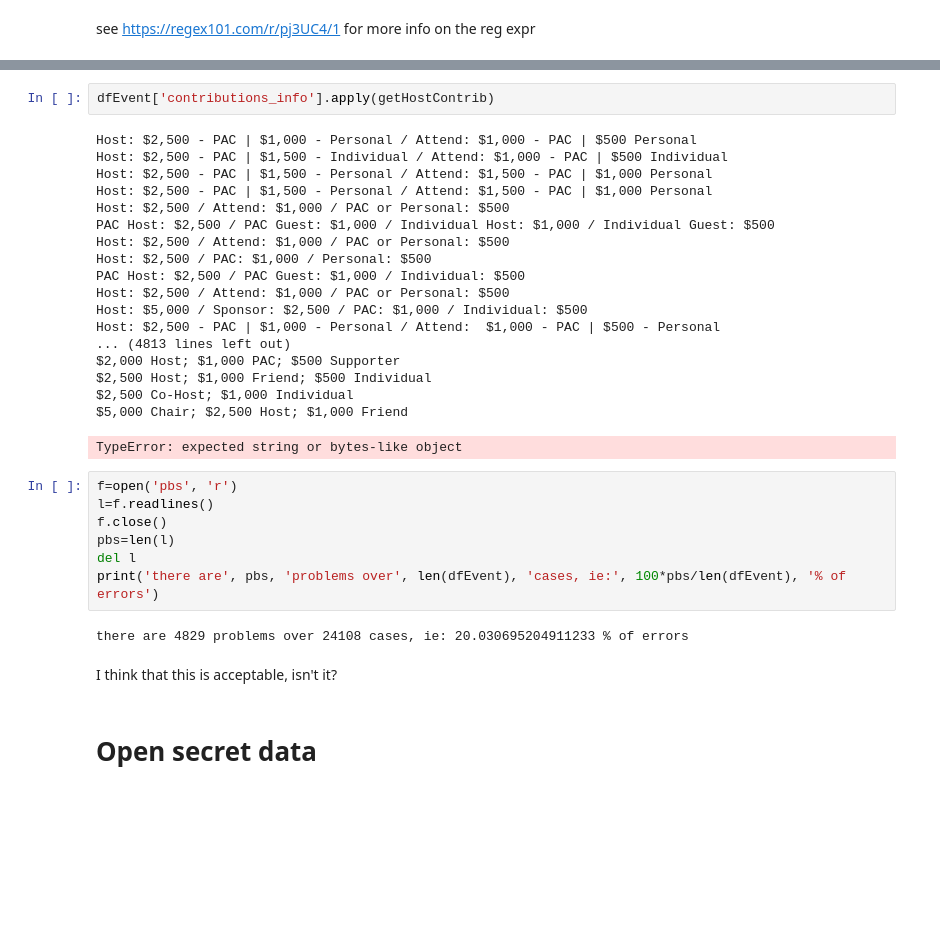
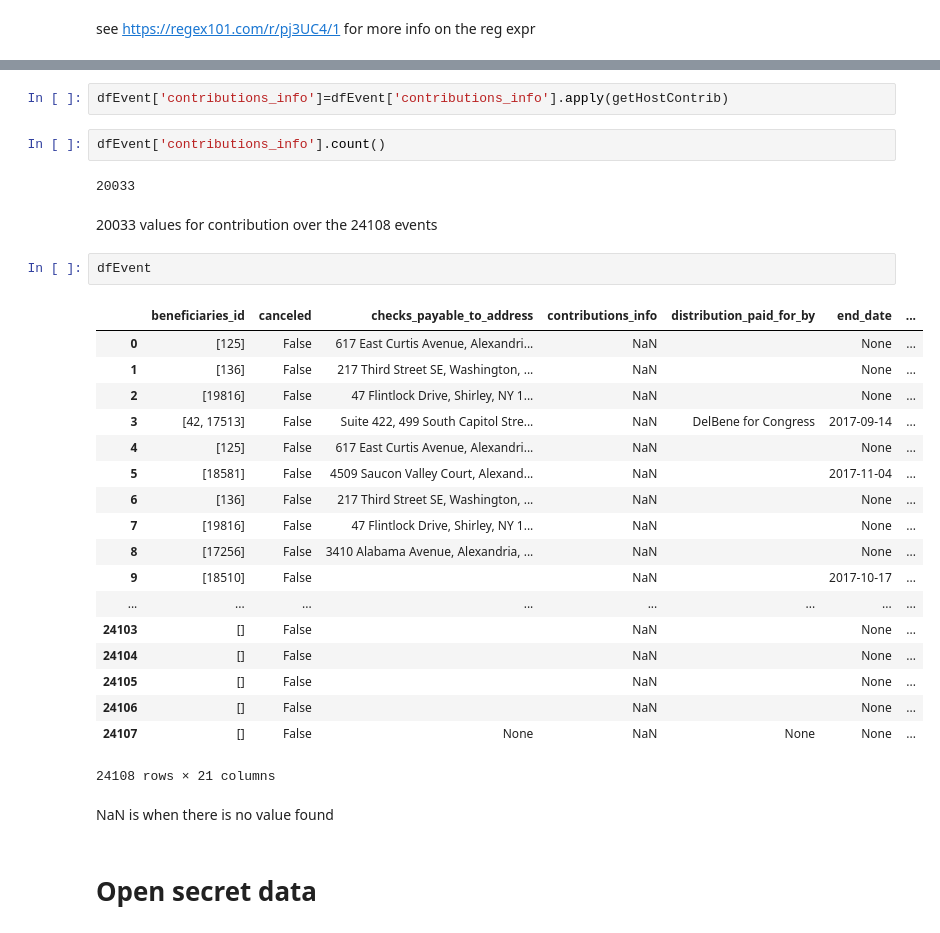
Before and after one commit to shoshievass/LobbyNetworks, a Jupyter notebook: new_analysis.ipynb, the cells around one changed output, grey strips where cells are left out. Saved outputs shown, nothing was run; the diff lists cells and outputs as text; blank space fills up the shorter version.

```diff
--- a/new_analysis.ipynb
+++ b/new_analysis.ipynb
@@ -94,35 +118,34 @@ def getHostContrib(s):
 # %%
-dfEvent['contributions_info'].apply(getHostContrib)
+dfEvent['contributions_info']=dfEvent['contributions_info'].apply(getHostContrib)
-# %% [output]
-Host: $2,500 - PAC | $1,000 - Personal / Attend: $1,000 - PAC | $500 Personal
-Host: $2,500 - PAC | $1,500 - Individual / Attend: $1,000 - PAC | $500 Individual
-Host: $2,500 - PAC | $1,500 - Personal / Attend: $1,500 - PAC | $1,000 Personal
-Host: $2,500 - PAC | $1,500 - Personal / Attend: $1,500 - PAC | $1,000 Personal
-Host: $2,500 / Attend: $1,000 / PAC or Personal: $500
-PAC Host: $2,500 / PAC Guest: $1,000 / Individual Host: $1,000 / Individual Guest: $500
-Host: $2,500 / Attend: $1,000 / PAC or Personal: $500
-Host: $2,500 / PAC: $1,000 / Personal: $500
-PAC Host: $2,500 / PAC Guest: $1,000 / Individual: $500
-Host: $2,500 / Attend: $1,000 / PAC or Personal: $500
-Host: $5,000 / Sponsor: $2,500 / PAC: $1,000 / Individual: $500
-Host: $2,500 - PAC | $1,000 - Personal / Attend:  $1,000 - PAC | $500 - Personal
-... (4813 lines left out)
-$2,000 Host; $1,000 PAC; $500 Supporter
-$2,500 Host; $1,000 Friend; $500 Individual
-$2,500 Co-Host; $1,000 Individual
-$5,000 Chair; $2,500 Host; $1,000 Friend
-TypeError: expected string or bytes-like object
-# %%
-f=open('pbs', 'r')
-l=f.readlines()
-f.close()
-pbs=len(l)
-del l
-print('there are', pbs, 'problems over', len(dfEvent), 'cases, ie:', 100*pbs/len(dfEvent), '% of errors')
-# %% [output]
-there are 4829 problems over 24108 cases, ie: 20.030695204911233 % of errors
-# %% [markdown]
-I think that this is acceptable, isn't it?
+# %%
+dfEvent['contributions_info'].count()
+# %% [output]
+20033
+# %% [markdown]
+20033 values for contribution over the 24108 events
+# %%
+dfEvent
+# %% [output]
+|  | beneficiaries_id | canceled | checks_payable_to_address | contributions_info | distribution_paid_for_by | end_date | ... |
+| 0 | [125] | False | 617 East Curtis Avenue, Alexandri... | NaN |  | None | ... |
+| 1 | [136] | False | 217 Third Street SE, Washington, ... | NaN |  | None | ... |
+| 2 | [19816] | False | 47 Flintlock Drive, Shirley, NY 1... | NaN |  | None | ... |
+| 3 | [42, 17513] | False | Suite 422, 499 South Capitol Stre... | NaN | DelBene for Congress | 2017-09-14 | ... |
+| 4 | [125] | False | 617 East Curtis Avenue, Alexandri... | NaN |  | None | ... |
+| 5 | [18581] | False | 4509 Saucon Valley Court, Alexand... | NaN |  | 2017-11-04 | ... |
+| 6 | [136] | False | 217 Third Street SE, Washington, ... | NaN |  | None | ... |
+| 7 | [19816] | False | 47 Flintlock Drive, Shirley, NY 1... | NaN |  | None | ... |
+| 8 | [17256] | False | 3410 Alabama Avenue, Alexandria, ... | NaN |  | None | ... |
+| 9 | [18510] | False |  | NaN |  | 2017-10-17 | ... |
+| ... | ... | ... | ... | ... | ... | ... | ... |
+| 24103 | [] | False |  | NaN |  | None | ... |
+| 24104 | [] | False |  | NaN |  | None | ... |
+| 24105 | [] | False |  | NaN |  | None | ... |
+| 24106 | [] | False |  | NaN |  | None | ... |
+| 24107 | [] | False | None | NaN | None | None | ... |
+24108 rows × 21 columns
+# %% [markdown]
+NaN is when there is no value found
 # %% [markdown]
 # Open secret data
 # %%
```
Also changed, not shown: parts of 6 cells of this notebook, 1 other file.
